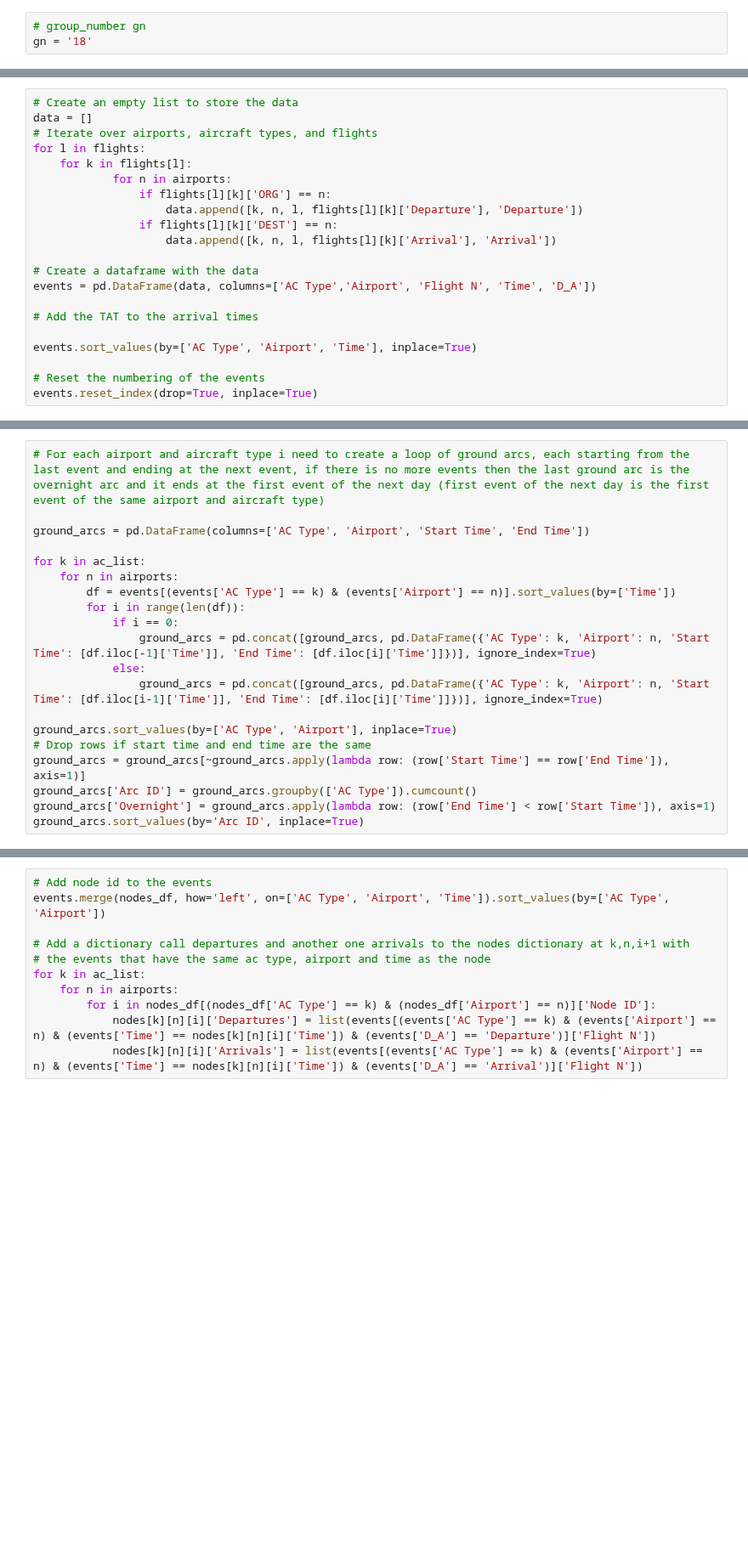
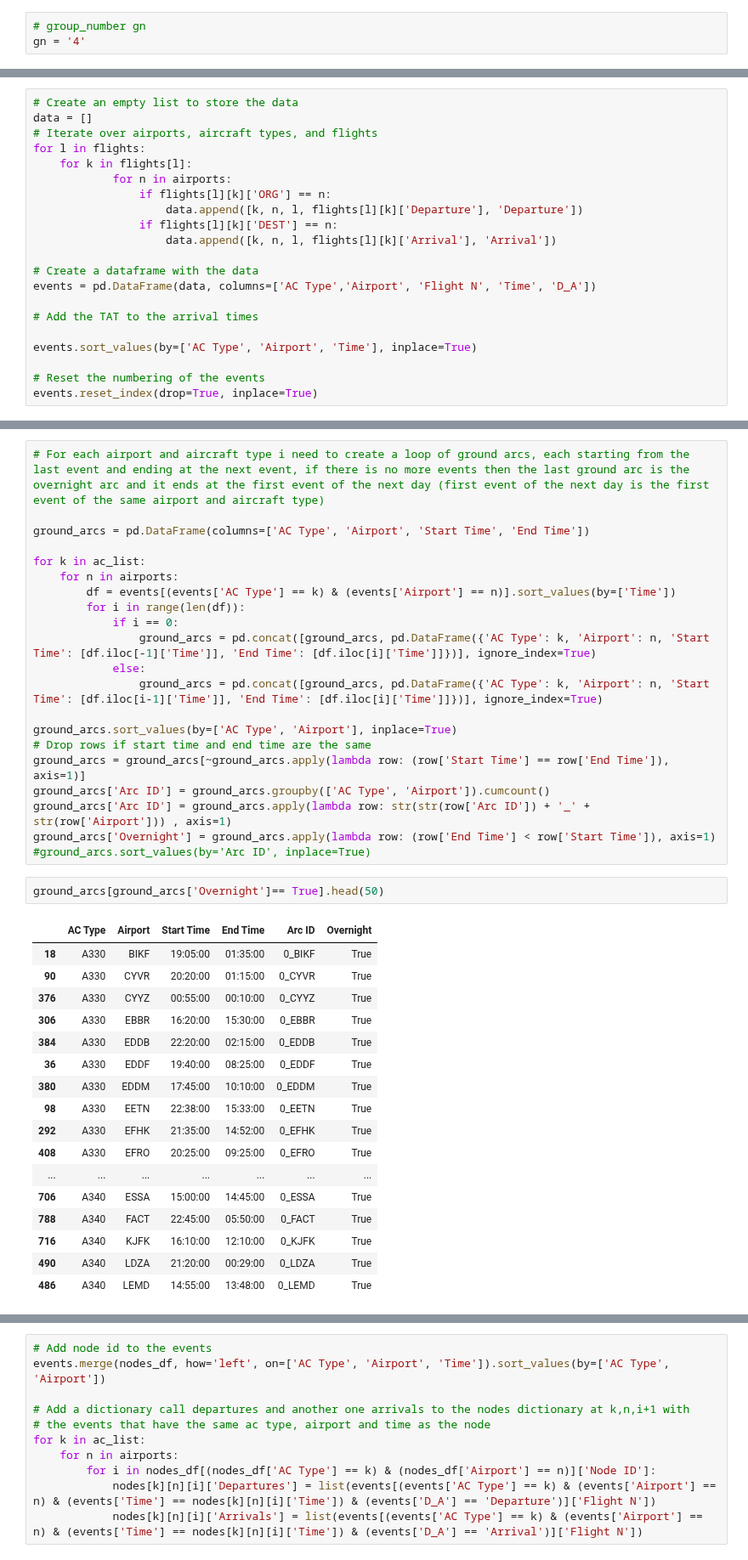
Before and after one commit to allanguzmanf/AE4426, a Jupyter notebook: Assignment/Assignment_P2.ipynb, the cells around one changed output, grey strips where cells are left out. Shown at 85% size. Cells and saved outputs as stored; diff of their text form; blank space fills up the shorter version.

```diff
--- a/Assignment/Assignment_P2.ipynb
+++ b/Assignment/Assignment_P2.ipynb
@@ -11,7 +11,7 @@ import matplotlib.pyplot as plt
 # Part 2 (IFAM model)
 # %%
 # group_number gn
-gn = '18'
+gn = '4'
 # %% [markdown]
 # Inputs
 # %%
@@ -145,9 +161,30 @@ for k in ac_list:
 ground_arcs.sort_values(by=['AC Type', 'Airport'], inplace=True)
 # Drop rows if start time and end time are the same
 ground_arcs = ground_arcs[~ground_arcs.apply(lambda row: (row['Start Time'] == row['End Time']), axis=1)]
-ground_arcs['Arc ID'] = ground_arcs.groupby(['AC Type']).cumcount()
+ground_arcs['Arc ID'] = ground_arcs.groupby(['AC Type', 'Airport']).cumcount()
+ground_arcs['Arc ID'] = ground_arcs.apply(lambda row: str(str(row['Arc ID']) + '_' + str(row['Airport'])) , axis=1)
 ground_arcs['Overnight'] = ground_arcs.apply(lambda row: (row['End Time'] < row['Start Time']), axis=1)
-ground_arcs.sort_values(by='Arc ID', inplace=True)
+#ground_arcs.sort_values(by='Arc ID', inplace=True)
+# %%
+ground_arcs[ground_arcs['Overnight']== True].head(50)
+# %% [output]
+|  | AC Type | Airport | Start Time | End Time | Arc ID | Overnight |
+| 18 | A330 | BIKF | 19:05:00 | 01:35:00 | 0_BIKF | True |
+| 90 | A330 | CYVR | 20:20:00 | 01:15:00 | 0_CYVR | True |
+| 376 | A330 | CYYZ | 00:55:00 | 00:10:00 | 0_CYYZ | True |
+| 306 | A330 | EBBR | 16:20:00 | 15:30:00 | 0_EBBR | True |
+| 384 | A330 | EDDB | 22:20:00 | 02:15:00 | 0_EDDB | True |
+| 36 | A330 | EDDF | 19:40:00 | 08:25:00 | 0_EDDF | True |
+| 380 | A330 | EDDM | 17:45:00 | 10:10:00 | 0_EDDM | True |
+| 98 | A330 | EETN | 22:38:00 | 15:33:00 | 0_EETN | True |
+| 292 | A330 | EFHK | 21:35:00 | 14:52:00 | 0_EFHK | True |
+| 408 | A330 | EFRO | 20:25:00 | 09:25:00 | 0_EFRO | True |
+| ... | ... | ... | ... | ... | ... | ... |
+| 706 | A340 | ESSA | 15:00:00 | 14:45:00 | 0_ESSA | True |
+| 788 | A340 | FACT | 22:45:00 | 05:50:00 | 0_FACT | True |
+| 716 | A340 | KJFK | 16:10:00 | 12:10:00 | 0_KJFK | True |
+| 490 | A340 | LDZA | 21:20:00 | 00:29:00 | 0_LDZA | True |
+| 486 | A340 | LEMD | 14:55:00 | 13:48:00 | 0_LEMD | True |
 # %%
 # Create a nodes_df
 nodes_df = ground_arcs[['AC Type', 'Airport', 'Start Time']].rename(columns={'Start Time': 'Time'})
```
Also changed, not shown: parts of 24 cells of this notebook.
